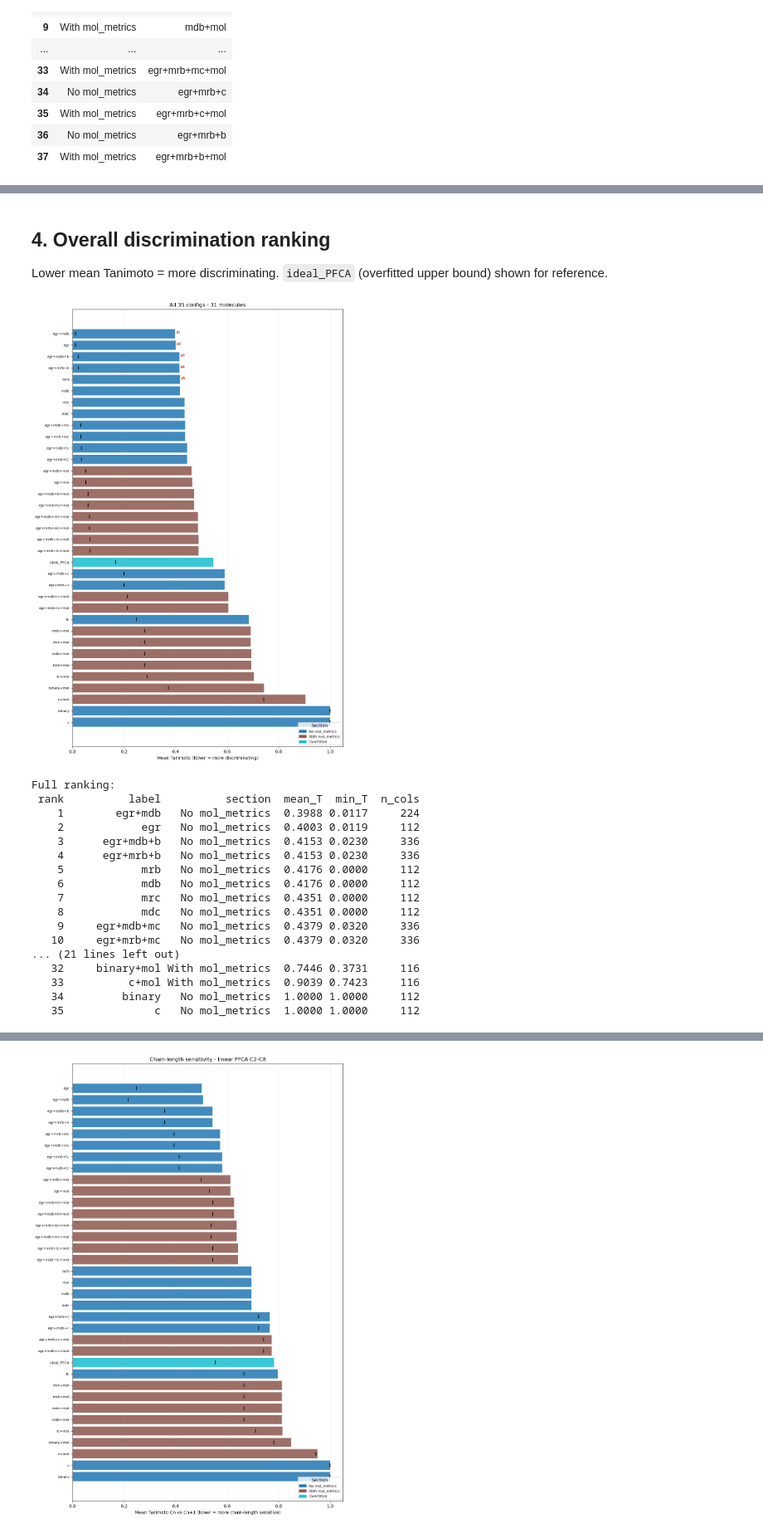
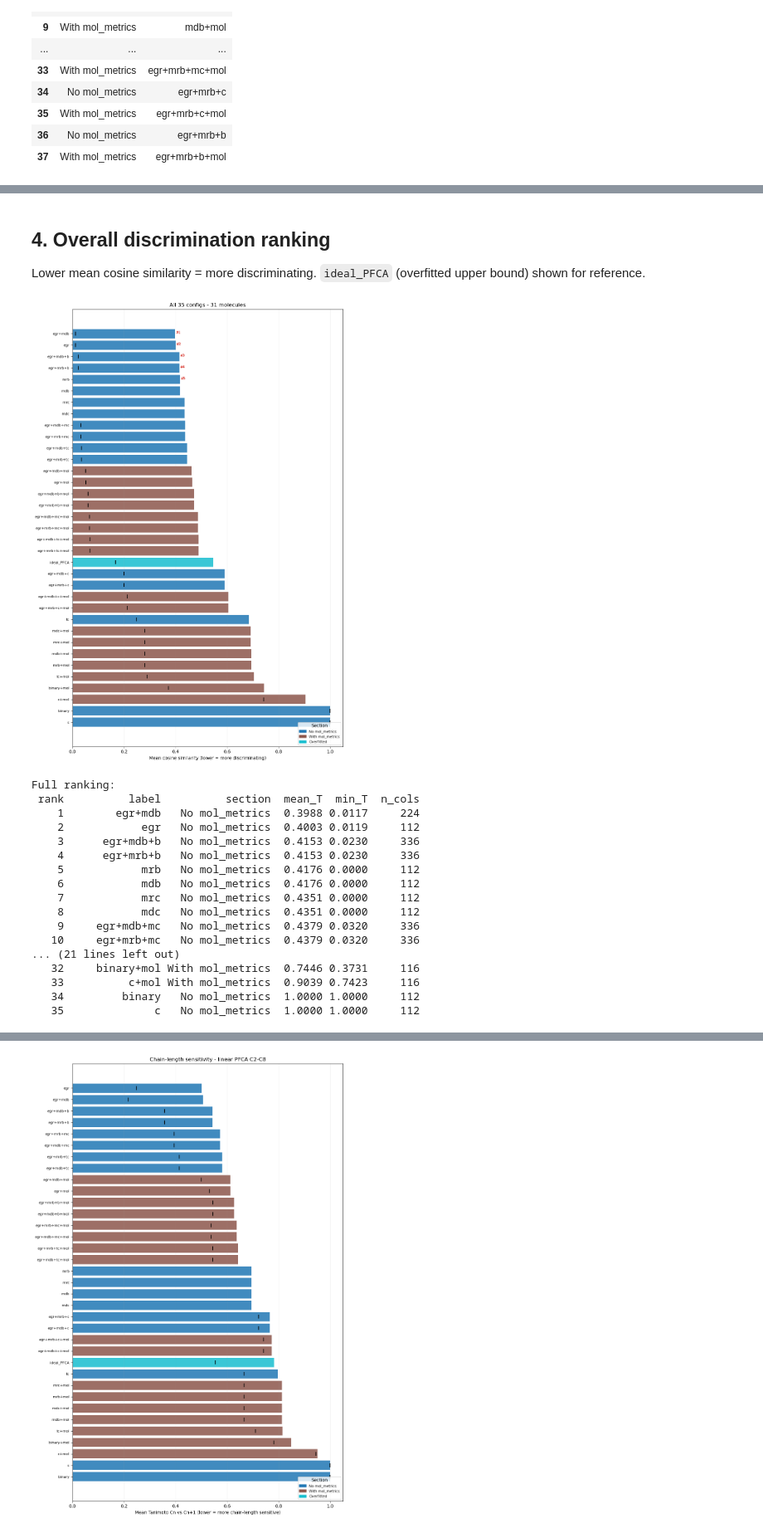
Before and after one commit to LucMiaz/PFASGroups, a Jupyter notebook: benchmark/fingerprint_structure_analysis.ipynb, the cells around one changed output, grey strips where cells are left out. Shown at 83% size. Saved outputs shown, nothing was run; the diff lists cells and outputs as text; code cells hidden in the pictures.

```diff
--- a/benchmark/fingerprint_structure_analysis.ipynb
+++ b/benchmark/fingerprint_structure_analysis.ipynb
@@ -215,16 +215,16 @@ for smi in smiles_list:
         print(f'  WARN {smi}: {e}'); parsed.append(None)
 print(f'{sum(p is not None for p in parsed)}/{len(parsed)} OK')
 
-def tanimoto(a, b):
+def cosine_similarity_pair(a, b):
     a, b = np.asarray(a, float), np.asarray(b, float)
     num = np.sum(np.minimum(a, b)); den = np.sum(np.maximum(a, b))
     return float(num / den) if den > 0 else 0.0
 
-def pairwise_tanimoto(X):
+def pairwise_cosine(X):
     n = len(X); S = np.eye(n)
     for i in range(n):
         for j in range(i+1, n):
-            v = tanimoto(X[i], X[j]); S[i,j] = S[j,i] = v
+            v = cosine_similarity_pair(X[i], X[j]); S[i,j] = S[j,i] = v
     return S
 
 def off_diag(S):
@@ -246,7 +246,7 @@ def compute_config(parsed_list, section, label, kwargs):
     mat = np.zeros((len(vecs), w))
     for i, v in enumerate(vecs):
         if v is not None: mat[i, :len(v)] = v
-    S = pairwise_tanimoto(mat)
+    S = pairwise_cosine(mat)
     mean_t, min_t, std_t = off_diag(S)
     return dict(section=section, label=label, kwargs=kwargs,
                 mat=mat, sim=S, mean_t=mean_t, min_t=min_t, std_t=std_t, n_cols=w)
@@ -257,10 +257,10 @@ for i, (sec, lbl, kw) in enumerate(FP_CONFIGS):
     if r: ALL_RESULTS.append(r)
 print(f'PFASGroups: {len(ALL_RESULTS)} configs computed')
 
-# ── ideal_PFCA: overfitted upper-bound discriminator ──────────────────
+# â”€â”€ ideal_PFCA: overfitted upper-bound discriminator â”€â”€â”€â”€â”€â”€â”€â”€â”€â”€â”€â”€â”€â”€â”€â”€â”€â”€
 # Hand-crafted SMARTS patterns designed to perfectly discriminate this
 # specific test set (PFCA chain length + branching type). This is an
-# unrealistic ceiling — no general-purpose fingerprint could know the
+# unrealistic ceiling â€” no general-purpose fingerprint could know the
 # exact structural axes of the evaluation set in advance.
 # Included to show the theoretical upper bound of discrimination.
 from rdkit import Chem as _Chem
@@ -296,7 +296,7 @@ def _compute_handcraftedpfas(smi_list):
     return X
 
 _handcraft_mat = _compute_handcraftedpfas(smiles_list)
-_handcraft_sim = pairwise_tanimoto(_handcraft_mat)
+_handcraft_sim = pairwise_cosine(_handcraft_mat)
 _handcraft_mean, _handcraft_min, _handcraft_std = off_diag(_handcraft_sim)
 ALL_RESULTS.append(dict(
     section='Overfitted', label='ideal_PFCA', kwargs={},
@@ -313,6 +330,6 @@ All labels: ['binary', 'binary+mol', 'c', 'c+mol', 'tc', 'tc+mol', 'egr', 'egr+m
 # %% [markdown]
 ## 4. Overall discrimination ranking
-Lower mean Tanimoto = more discriminating. `ideal_PFCA` (overfitted upper bound) shown for reference.
+Lower mean cosine similarity = more discriminating. `ideal_PFCA` (overfitted upper bound) shown for reference.
 # %%
 _CMAP = LinearSegmentedColormap.from_list('T', ['#f7fbff','#c6dbef','#6baed6','#2171b5','#08306b'])
 
@@ -325,35 +342,35 @@ srt   = sorted(ALL_RESULTS, key=lambda d: d['mean_t'])
 labs  = [d['label']   for d in srt]
 means = [d['mean_t']  for d in srt]
 mins  = [d['min_t']   for d in srt]
 secs  = [d['section'] for d in srt]
 sc    = sec_colours(secs)
 cols  = [sc[s] for s in secs]
 
 n = len(labs)
 fig, ax = plt.subplots(figsize=(10, max(5, n*0.42)))
 y = np.arange(n)
 ax.barh(y, means, color=cols, alpha=0.85)
 ax.scatter(mins, y, marker='|', s=70, color='k', zorder=3)
 ax.set_yticks(y); ax.set_yticklabels(labs, fontsize=8)
-ax.set_xlabel('Mean Tanimoto (lower = more discriminating)')
+ax.set_xlabel('Mean cosine similarity (lower = more discriminating)')
 ax.set_title(f'All {len(ALL_RESULTS)} configs - {len(MOL_DF)} molecules')
 ax.legend(handles=[mpatches.Patch(color=c,label=s) for s,c in sc.items()],
           title='Section', loc='lower right', fontsize=8)
 for k in range(min(5,n)):
     ax.annotate(f'#{k+1}', xy=(means[k],k), xytext=(means[k]+0.003,k),
                 fontsize=7, color='#d73027', fontweight='bold')
 ax.grid(axis='x', alpha=0.3); ax.invert_yaxis()
 plt.tight_layout()
 _SAVED_FIGS['ranking'] = fig
 plt.show()
 
 print('\nFull ranking:')
 print(pd.DataFrame([dict(rank=i+1, label=d['label'], section=d['section'],
                          mean_T=round(d['mean_t'],4), min_T=round(d['min_t'],4),
                          n_cols=d['n_cols'])
                     for i,d in enumerate(srt)]).to_string(index=False))
 # %% [output]
-[figure, old version]
+[figure, new version]
 Full ranking:
  rank          label          section  mean_T  min_T  n_cols
     1        egr+mdb   No mol_metrics  0.3988 0.0117     224
```
Also changed, not shown: parts of 28 cells of this notebook, 29 other files.
